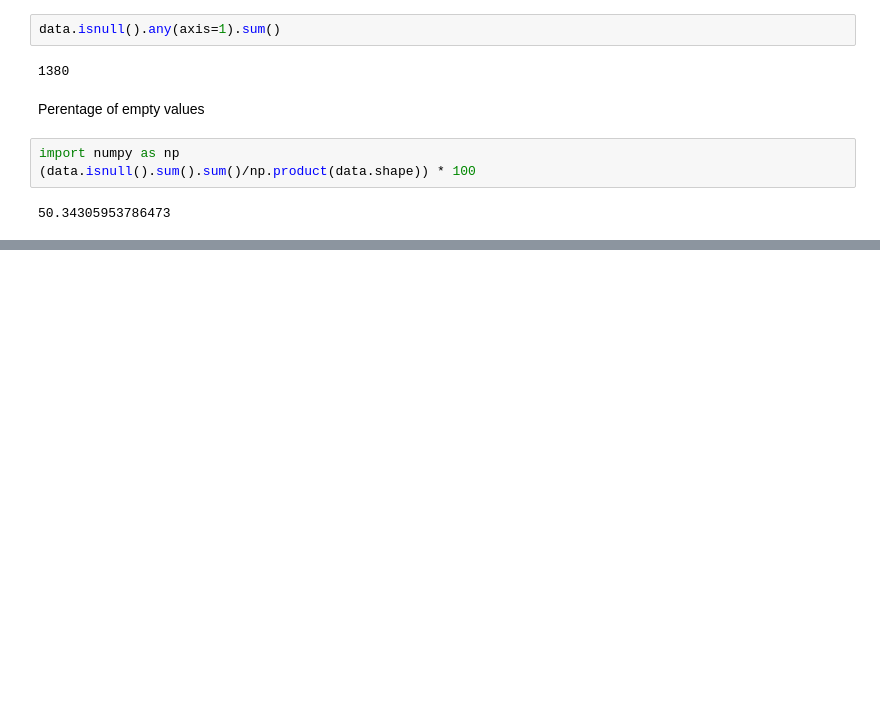
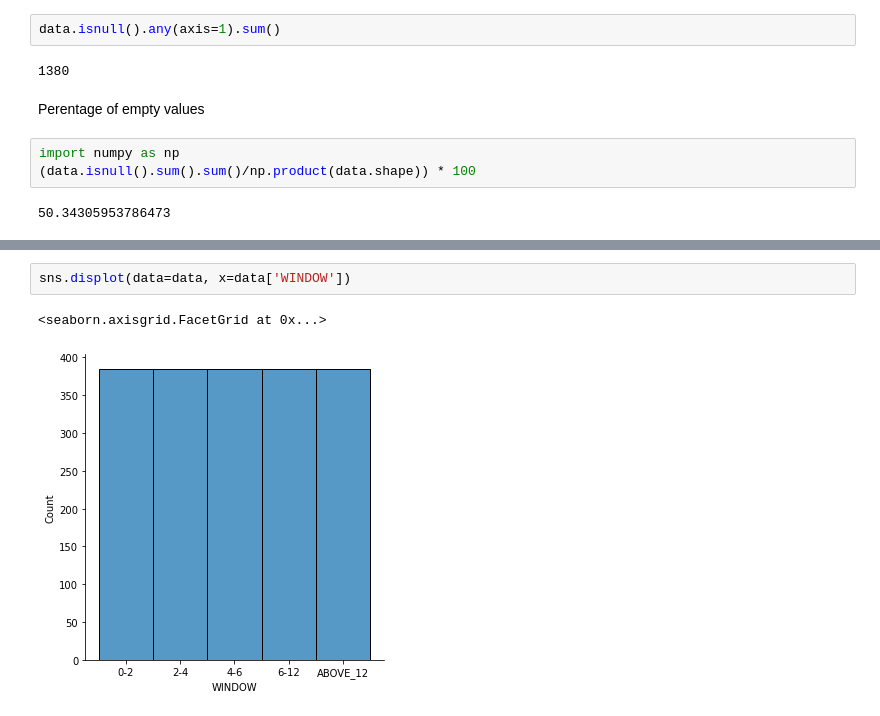
Before and after one commit to gusAGR/machine-learning-tfg, a Jupyter notebook: notebooks/Sirio_Libanes.ipynb, the cells around one changed output, grey strips where cells are left out. Saved outputs shown, nothing was run; the diff lists cells and outputs as text; blank space fills up the shorter version.

```diff
--- a/notebooks/Sirio_Libanes.ipynb
+++ b/notebooks/Sirio_Libanes.ipynb
@@ -52,0 +64,5 @@ data.isnull().all(axis=1).sum()
+# %%
+sns.displot(data=data, x=data['WINDOW'])
+# %% [output]
+<seaborn.axisgrid.FacetGrid at 0x...>
+[figure, added]
```
Also changed, not shown: parts of 18 cells of this notebook.
